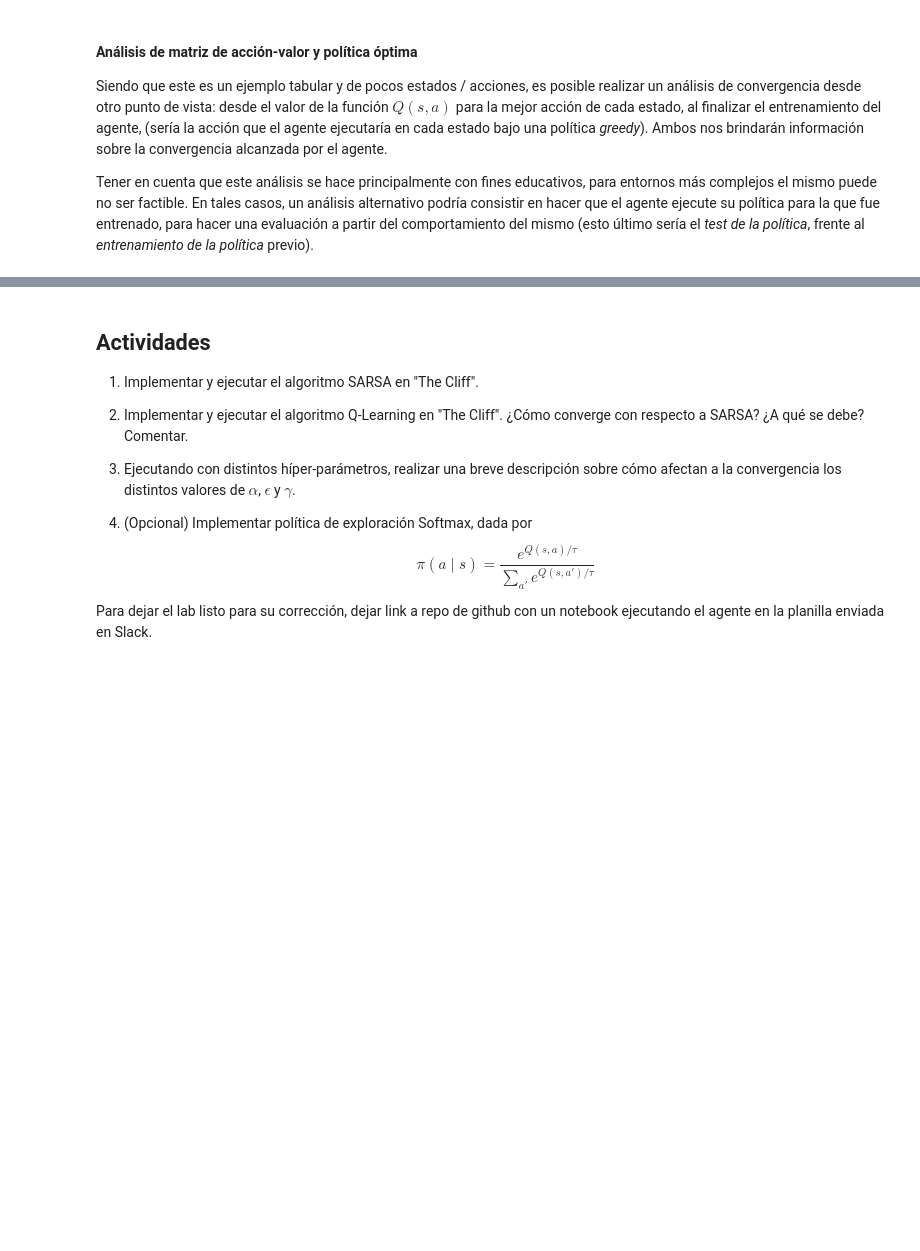
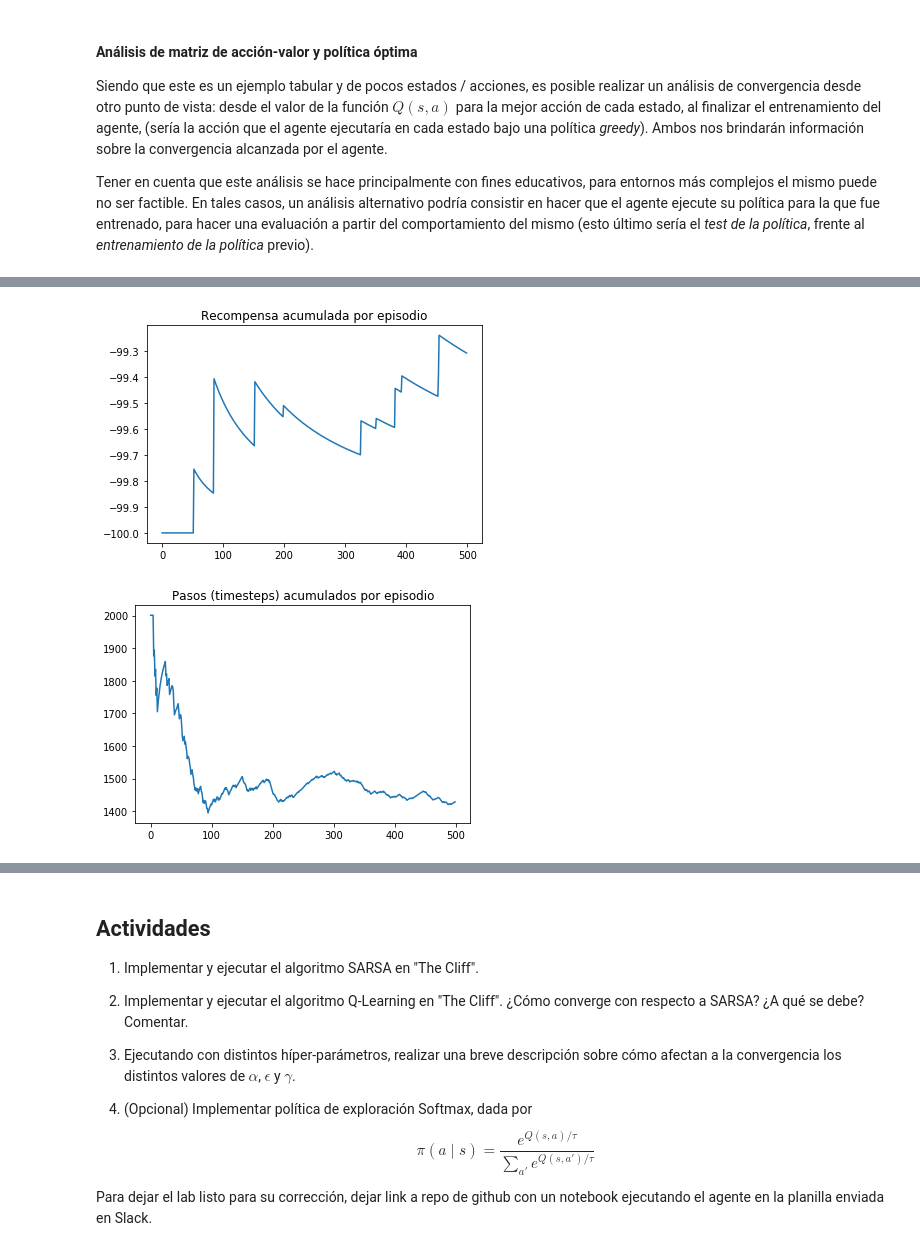
Before and after one commit to manquius/aprendizajePorRefuerzos, a Jupyter notebook: lab_1_intro_rl_sarsa.ipynb, the cells around one changed output, grey strips where cells are left out. Saved outputs shown, nothing was run; the diff lists cells and outputs as text; code cells hidden in the pictures; blank space fills up the shorter version.

```diff
--- a/lab_1_intro_rl_sarsa.ipynb
+++ b/lab_1_intro_rl_sarsa.ipynb
@@ -270,0 +303,15 @@ env.close()
+# %%
+
+q = {}
+
+alpha = 0.5
+gamma = 0.4
+epsilon = 0.1
+
+avg_steps_per_episode, timesteps_ep, reward_ep = run()
+
+plot_reward_per_episode(reward_ep)
+plot_steps_per_episode_smooth(timesteps_ep)
+# %% [output]
+[figure, added]
+[figure, added]
```
Also changed, not shown: parts of 13 cells of this notebook.
